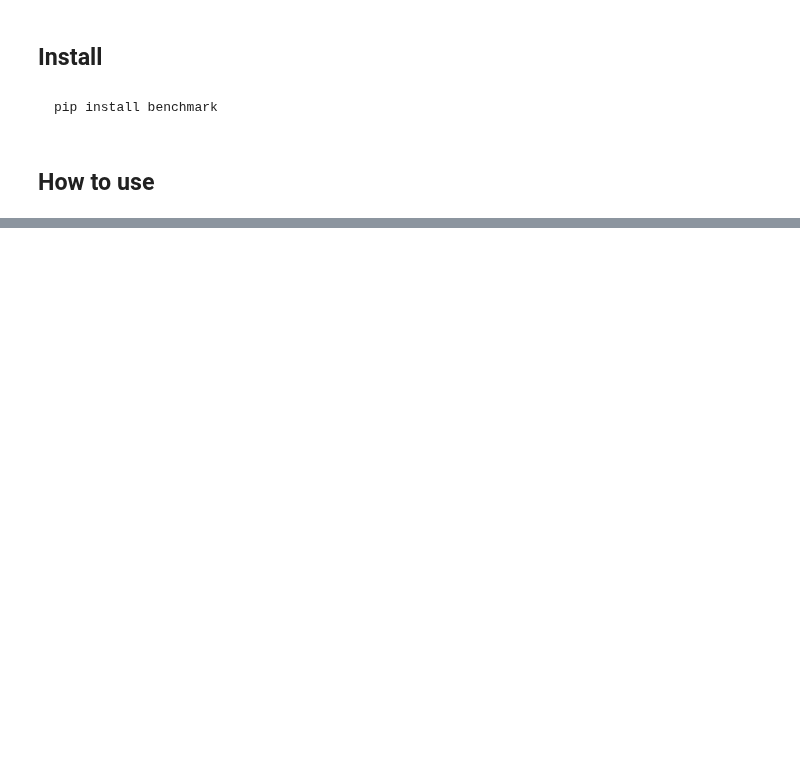
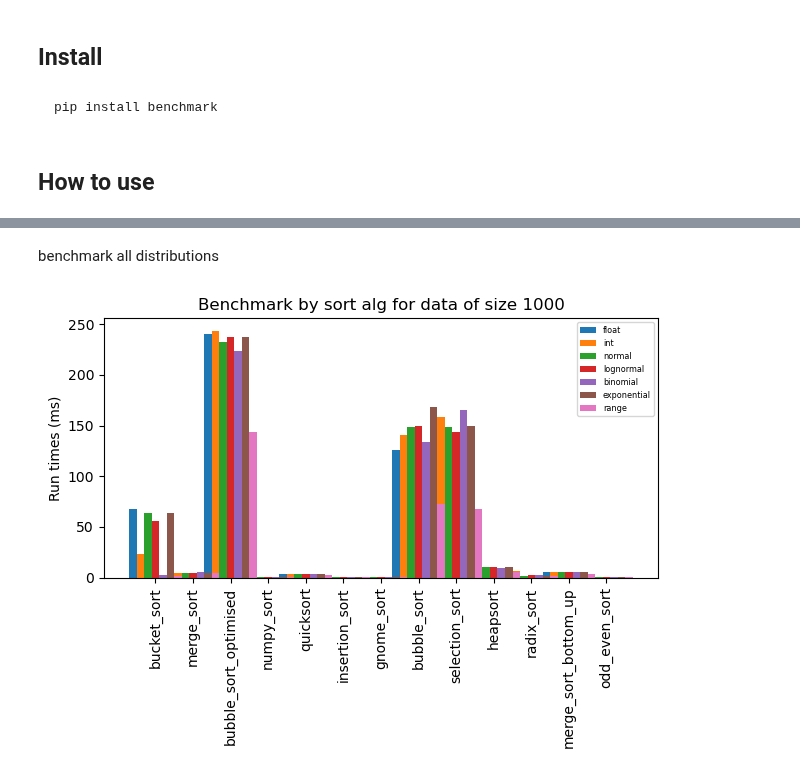
Before and after one commit to nitinverma78/benchmark, a Jupyter notebook: nbs/index.ipynb, the cells around one changed output, grey strips where cells are left out. Cells and saved outputs as stored; diff of their text form; code cells hidden in the pictures; blank space fills up the shorter version.

```diff
--- a/nbs/index.ipynb
+++ b/nbs/index.ipynb
@@ -23,0 +29,6 @@ Fill me in please! Don't forget code examples:
+# %% [markdown]
+benchmark all distributions
+# %%
+bench.main('../sort', data_sizes=[10**3])
+# %% [output]
+[figure, added]
```
Also changed, not shown: parts of 9 cells of this notebook, 5 other files.
